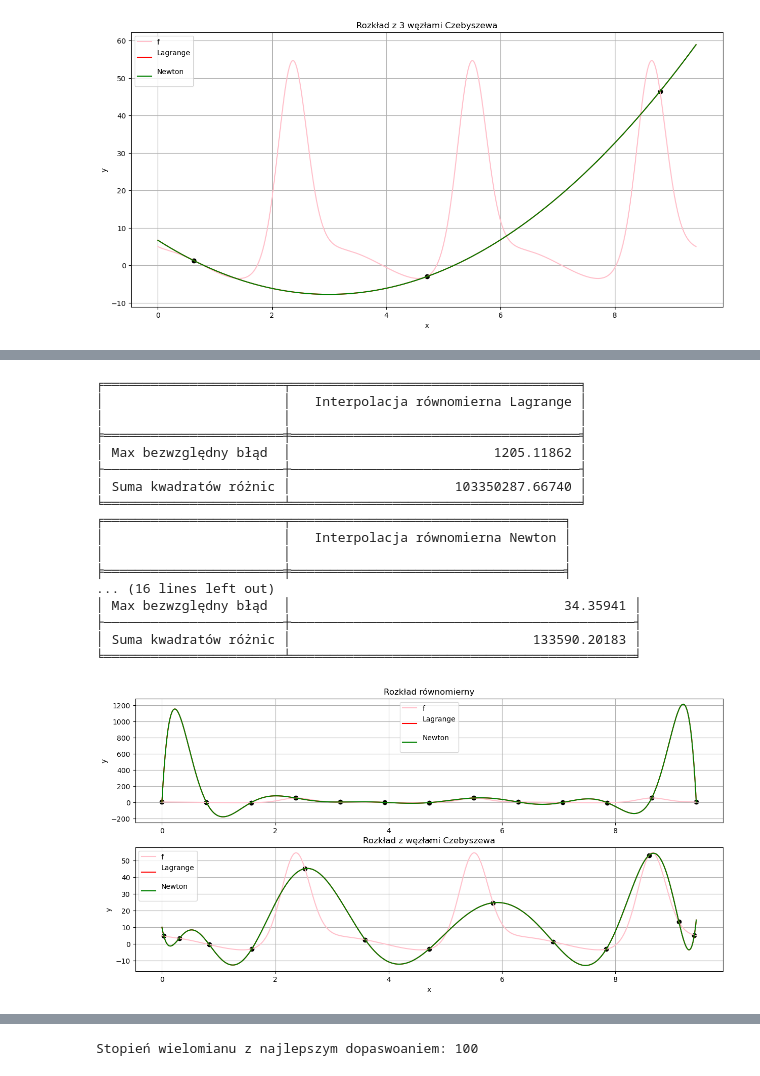
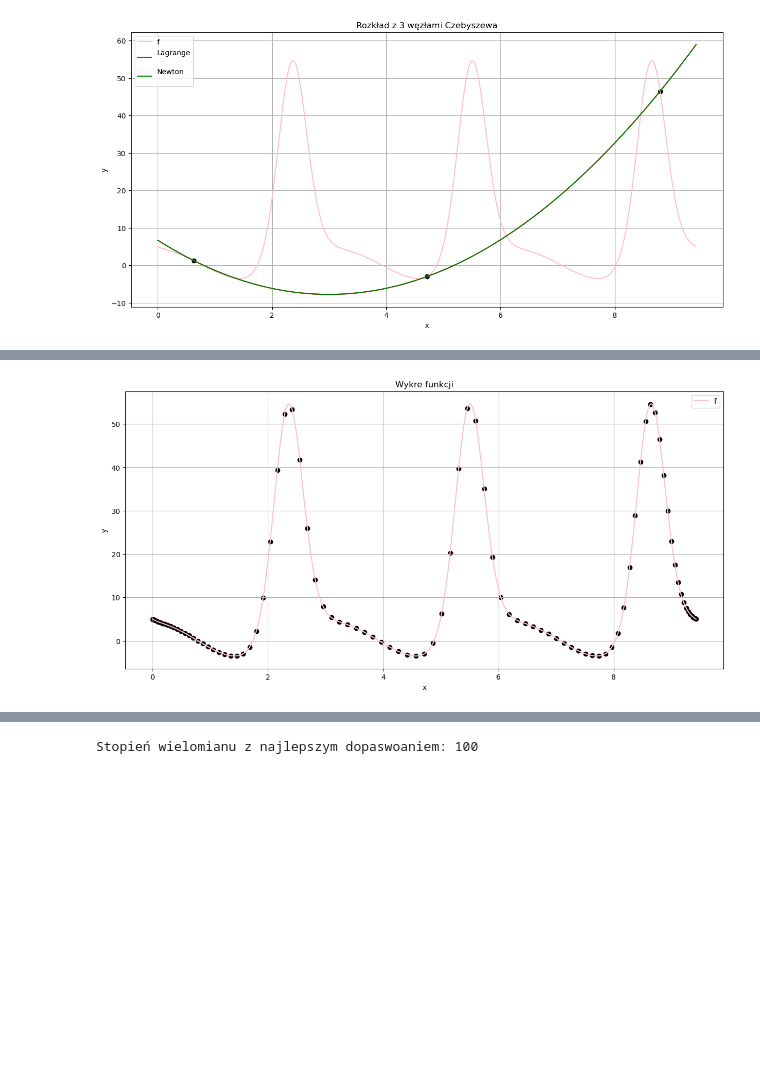
Before and after one commit to kawixKrul/Metody-Obliczeniowe, a Jupyter notebook: lab2/interpolacja.ipynb, the cells around one changed output, grey strips where cells are left out. Saved outputs shown, nothing was run; the diff lists cells and outputs as text; code cells hidden in the pictures; blank space fills up the shorter version.

```diff
--- a/lab2/interpolacja.ipynb
+++ b/lab2/interpolacja.ipynb
@@ -76,7 +76,7 @@ plt.show()
 def czebyszew_node(a, b, n):
     return [0.5*(a+b)+0.5*(b-a)*math.cos((2*i - 1)/(2*n)*math.pi) for i in range(n, 0, -1)]
 
-def interpolate_options(x, y, options="lagrange"):
+def interpolate_options(x, y, options=("lagrange")):
     W = []
     labels = []
     for o in options:
@@ -124,9 +124,9 @@ def interpolate(f, a, b, n, options=("lagrange", "newton"), title=""):
     x = np.linspace(a, b, n)
     y = np.array([f(xi) for xi in x])
 
-    W, labels = interpolate_options(x, y) if not options else interpolate_options(x, y, options=options)
+    """W, labels = interpolate_options(x, y) if not options else interpolate_options(x, y, options=options)
 
-    """interpolation_plot(ax, f, W, a, b, colors='rgb', title=f"Rozkład równomierny z {n} węzłami", label=labels)
+    interpolation_plot(ax, f, W, a, b, colors='rgb', title=f"Rozkład równomierny z {n} węzłami", label=labels)
     ax.scatter(x, y, c="black")
     errors_table(f, W, a, b, 1000, labels, "równomierna")"""
 
@@ -136,7 +136,7 @@ def interpolate(f, a, b, n, options=("lagrange", "newton"), title=""):
     W, labels = interpolate_options(x, y) if not options else interpolate_options(x, y, options=options)
     interpolation_plot(ax, f, W, a, b, colors='rgb', title=f"Rozkład z {n} węzłami Czebyszewa", label=labels)
     ax.scatter(x, y, c="black")
-    errors_table(f, W, a, b, 1000, labels, "z węzłami Czebyszewa")
+    #errors_table(f, W, a, b, 1000, labels, "z węzłami Czebyszewa")
     plt.show()
 # %%
 interpolate(g, 0, 3*math.pi, 3)
@@ -203,24 +201,7 @@ interpolate(g, 0, 3*math.pi, 15)
 # %%
-interpolate(g, 0, 3*math.pi, 13)
+interpolate(g, 0, 3*math.pi, 99, options=False)
 # %% [output]
-╒═══════════════════════╤═════════════════════════════════════╕
-│                       │   Interpolacja równomierna Lagrange │
-│                       │                                     │
-╞═══════════════════════╪═════════════════════════════════════╡
-│ Max bezwzględny błąd  │                          1205.11862 │
-├───────────────────────┼─────────────────────────────────────┤
-│ Suma kwadratów różnic │                     103350287.66740 │
-╘═══════════════════════╧═════════════════════════════════════╛
-╒═══════════════════════╤═══════════════════════════════════╕
-│                       │   Interpolacja równomierna Newton │
-│                       │                                   │
-╞═══════════════════════╪═══════════════════════════════════╡
-... (16 lines left out)
-│ Max bezwzględny błąd  │                                   34.35941 │
-├───────────────────────┼────────────────────────────────────────────┤
-│ Suma kwadratów różnic │                               133590.20183 │
-╘═══════════════════════╧════════════════════════════════════════════╛
-[figure, old version]
+[figure, new version]
 # %%
 def calculate_errors(f, W, labels, n, a, b, N, criteria):
     res = {}
```
Also changed, not shown: parts of 3 cells of this notebook, 3 other files.
